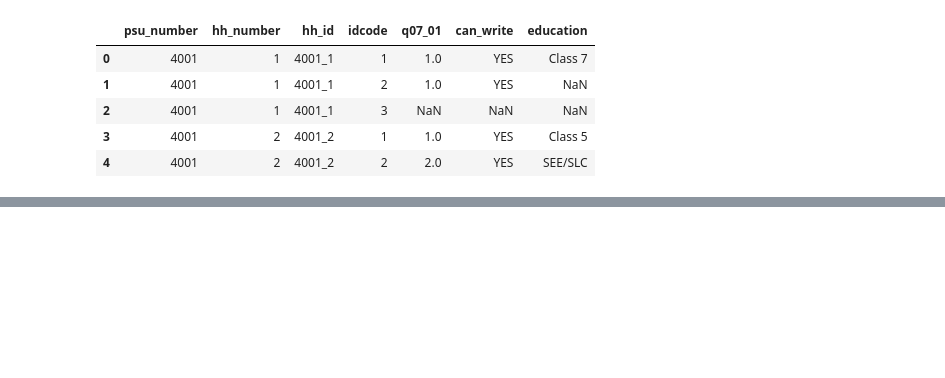
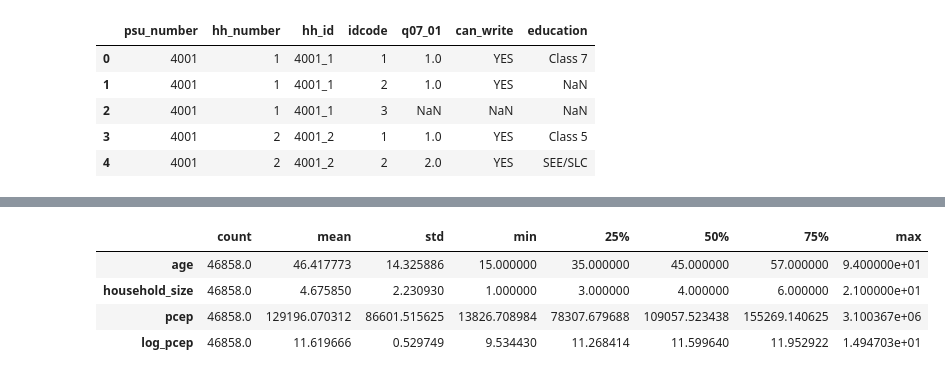
Before and after one commit to AnjaliSapkota/Nepal-Fuel-use-Analysis, a Jupyter notebook: analysis.ipynb, the cells around one changed output, grey strips where cells are left out. Cells and saved outputs as stored; diff of their text form; code cells hidden in the pictures; blank space fills up the shorter version.

```diff
--- a/analysis.ipynb
+++ b/analysis.ipynb
@@ -544,0 +521,15 @@ print(c)
+# %%
+numeric_cols = [
+    "age",
+    "household_size",
+    "pcep",
+    "log_pcep"
+]
+
+master[numeric_cols].describe().T
+# %% [output]
+|  | count | mean | std | min | 25% | 50% | 75% | max |
+| age | 46858.0 | 46.417773 | 14.325886 | 15.000000 | 35.000000 | 45.000000 | 57.000000 | 9.400000e+01 |
+| household_size | 46858.0 | 4.675850 | 2.230930 | 1.000000 | 3.000000 | 4.000000 | 6.000000 | 2.100000e+01 |
+| pcep | 46858.0 | 129196.070312 | 86601.515625 | 13826.708984 | 78307.679688 | 109057.523438 | 155269.140625 | 3.100367e+06 |
+| log_pcep | 46858.0 | 11.619666 | 0.529749 | 9.534430 | 11.268414 | 11.599640 | 11.952922 | 1.494703e+01 |
```
Also changed, not shown: parts of 39 cells of this notebook.
